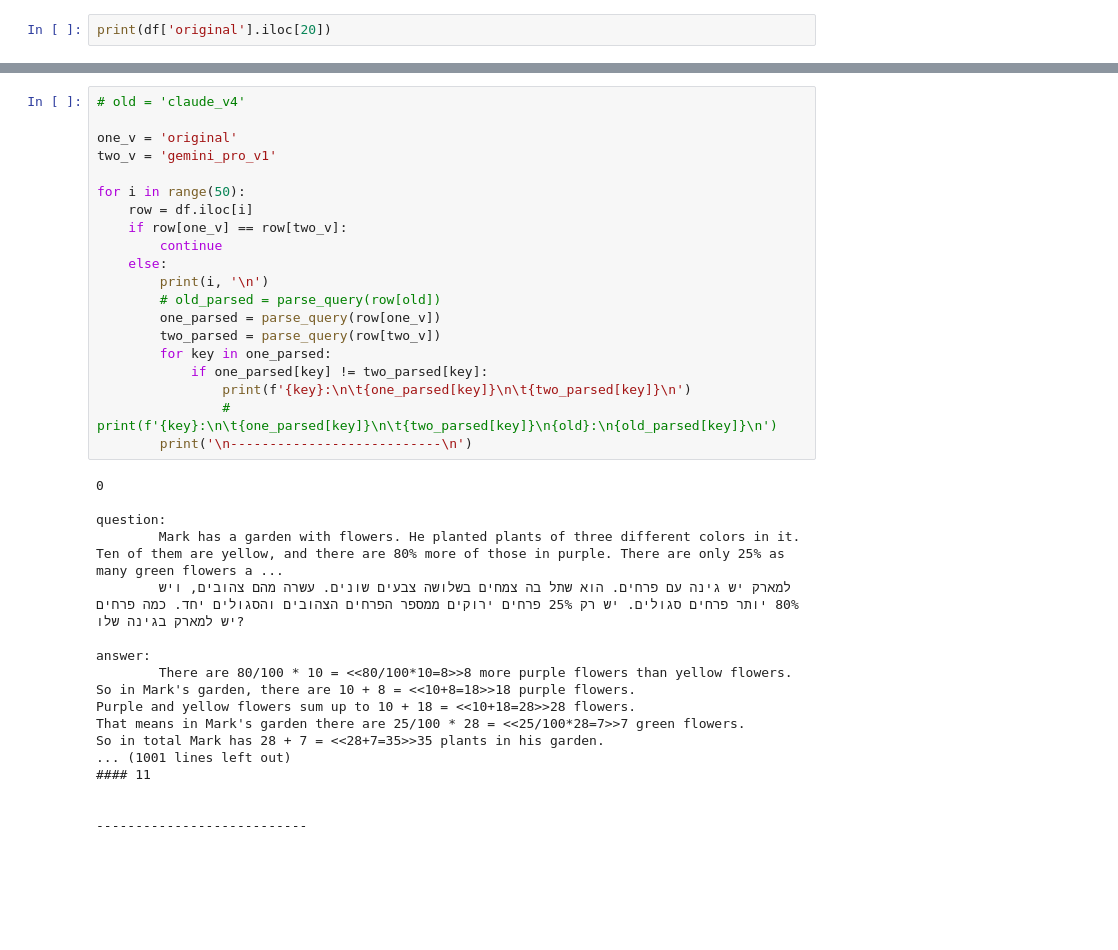
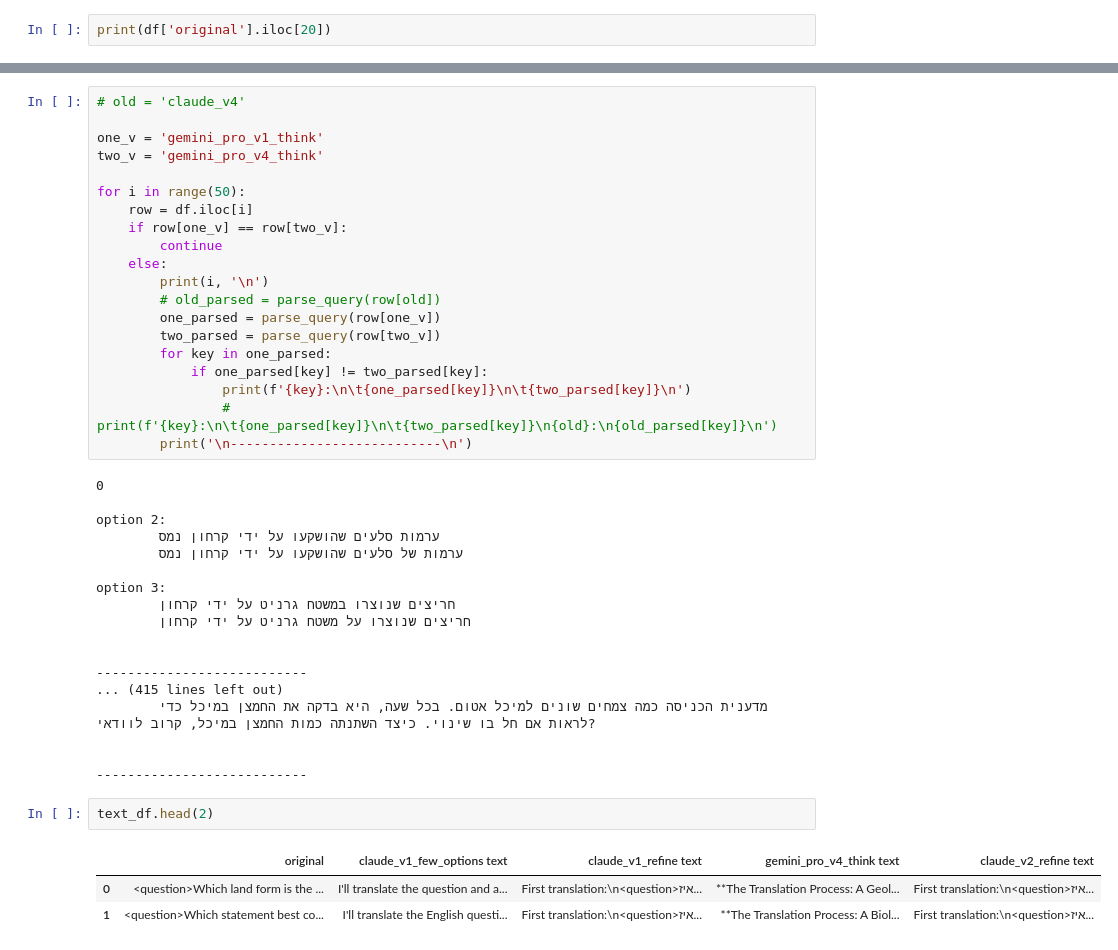
Before and after one commit to sarelWeinberger/qwen-hebrew-finetuning, a Jupyter notebook: translation/compare_translations.ipynb, the cells around one changed output, grey strips where cells are left out. Drawn from its saved outputs; the diff is of its cells as text; blank space fills up the shorter version.

```diff
--- a/translation/compare_translations.ipynb
+++ b/translation/compare_translations.ipynb
@@ -225,8 +374,8 @@ print(df['original'].iloc[20])
 # %%
 # old = 'claude_v4'
 
-one_v = 'original'
-two_v = 'gemini_pro_v1'
+one_v = 'gemini_pro_v1_think'
+two_v = 'gemini_pro_v4_think'
 
 for i in range(50):
     row = df.iloc[i]
@@ -245,21 +394,27 @@ for i in range(50):
 # %% [output]
 0
 
-question:
-        Mark has a garden with flowers. He planted plants of three different colors in it. Ten of them are yellow, and there are 80% more of those in purple. There are only 25% as many green flowers a ...
-        למארק יש גינה עם פרחים. הוא שתל בה צמחים בשלושה צבעים שונים. עשרה מהם צהובים, ויש 80% יותר פרחים סגולים. יש רק 25% פרחים ירוקים ממספר הפרחים הצהובים והסגולים יחד. כמה פרחים יש למארק בגינה שלו?
+option 2:
+        ערמות סלעים שהושקעו על ידי קרחון נמס
+        ערמות של סלעים שהושקעו על ידי קרחון נמס
 
-answer:
-        There are 80/100 * 10 = <<80/100*10=8>>8 more purple flowers than yellow flowers.
-So in Mark's garden, there are 10 + 8 = <<10+8=18>>18 purple flowers.
-Purple and yellow flowers sum up to 10 + 18 = <<10+18=28>>28 flowers.
-That means in Mark's garden there are 25/100 * 28 = <<25/100*28=7>>7 green flowers.
-So in total Mark has 28 + 7 = <<28+7=35>>35 plants in his garden.
-... (1001 lines left out)
-#### 11
+option 3:
+        חריצים שנוצרו במשטח גרניט על ידי קרחון
+        חריצים שנוצרו על משטח גרניט על ידי קרחון
 
 
 ---------------------------
+... (415 lines left out)
+        מדענית הכניסה כמה צמחים שונים למיכל אטום. בכל שעה, היא בדקה את החמצן במיכל כדי לראות אם חל בו שינוי. כיצד השתנתה כמות החמצן במיכל, קרוב לוודאי?
+
+
+---------------------------
+# %%
+text_df.head(2)
+# %% [output]
+|  | original | claude_v1_few_options text | claude_v1_refine text | gemini_pro_v4_think text | claude_v2_refine text |
+| 0 | <question>Which land form is the ... | I'll translate the question and a... | First translation:\n<question>איז... | **The Translation Process: A Geol... | First translation:\n<question>איז... |
+| 1 | <question>Which statement best co... | I'll translate the English questi... | First translation:\n<question>איז... | **The Translation Process: A Biol... | First translation:\n<question>איז... |
 # %%
 for i in range(50):
     print(i)
```
Also changed, not shown: parts of 25 cells of this notebook, 4 other files.
